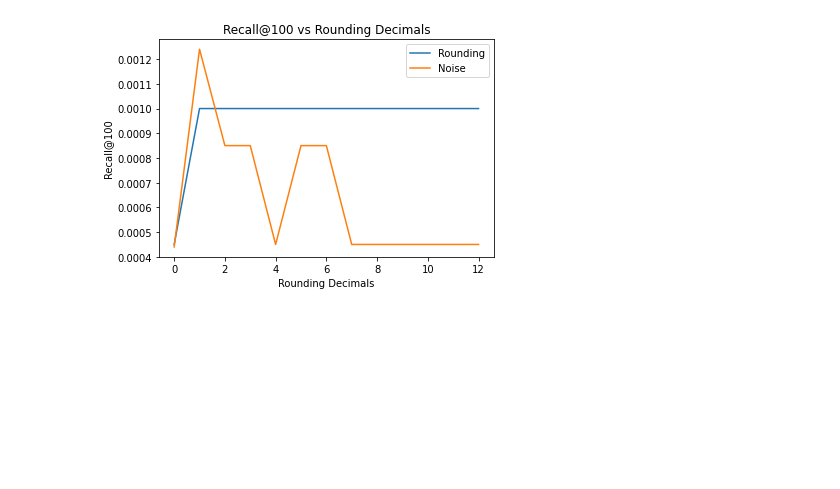
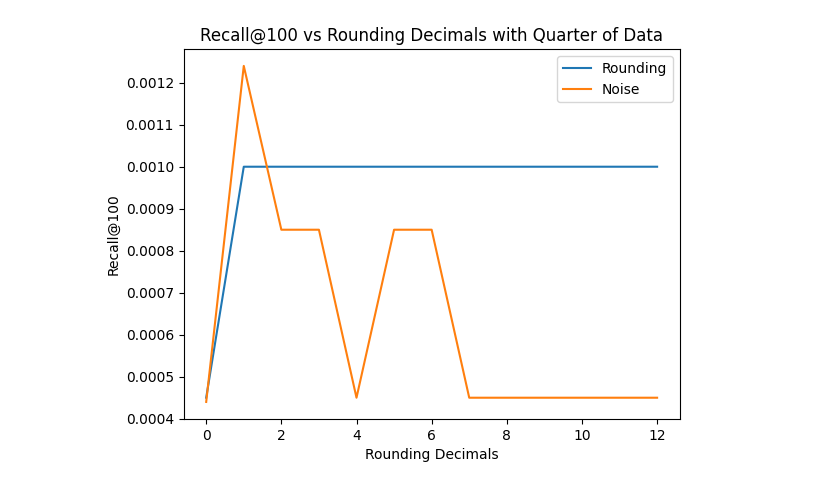
Before and after one commit to tobinsouth/PSIKnowledgeMatching, a Jupyter notebook: knowledge_matching/results/plots.ipynb, the cells around one changed output. Saved outputs shown, nothing was run; the diff lists cells and outputs as text; code cells hidden in the pictures; blank space fills up the shorter version.

```diff
--- a/knowledge_matching/results/plots.ipynb
+++ b/knowledge_matching/results/plots.ipynb
@@ -8,15 +8,15 @@ noise_df = pd.read_csv("noise_recall_quarter.csv")
 # %%
 # Create the first plot for Recall@100
 plt.figure()
 plt.plot(rounding_df["Rounding_Decimals"], rounding_df["Recall@100"], label="Rounding")
 plt.plot(noise_df["Rounding_Decimals"], noise_df["Recall@100"], label="Noise")
 plt.xlabel("Rounding Decimals")
 plt.ylabel("Recall@100")
-plt.title("Recall@100 vs Rounding Decimals with Quarter of data")
+plt.title("Recall@100 vs Rounding Decimals with Quarter of Data")
 plt.legend()
 plt.show()
 # %% [output]
-[figure, old version]
+[figure, new version]
 # %%
 # Create the second plot for Recall@1000
 plt.figure()
```
Also changed, not shown: parts of 9 cells of this notebook, 2 other files.
